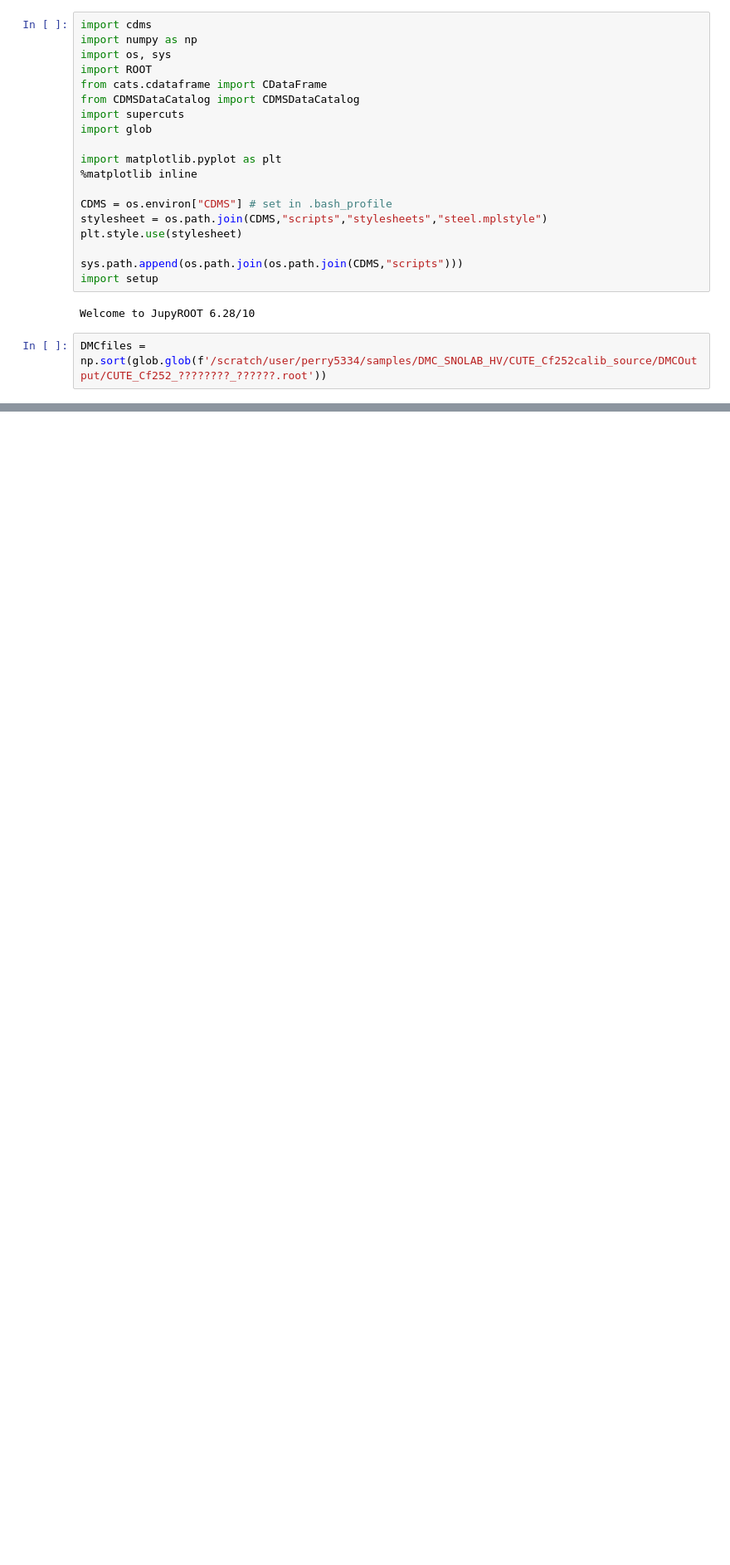
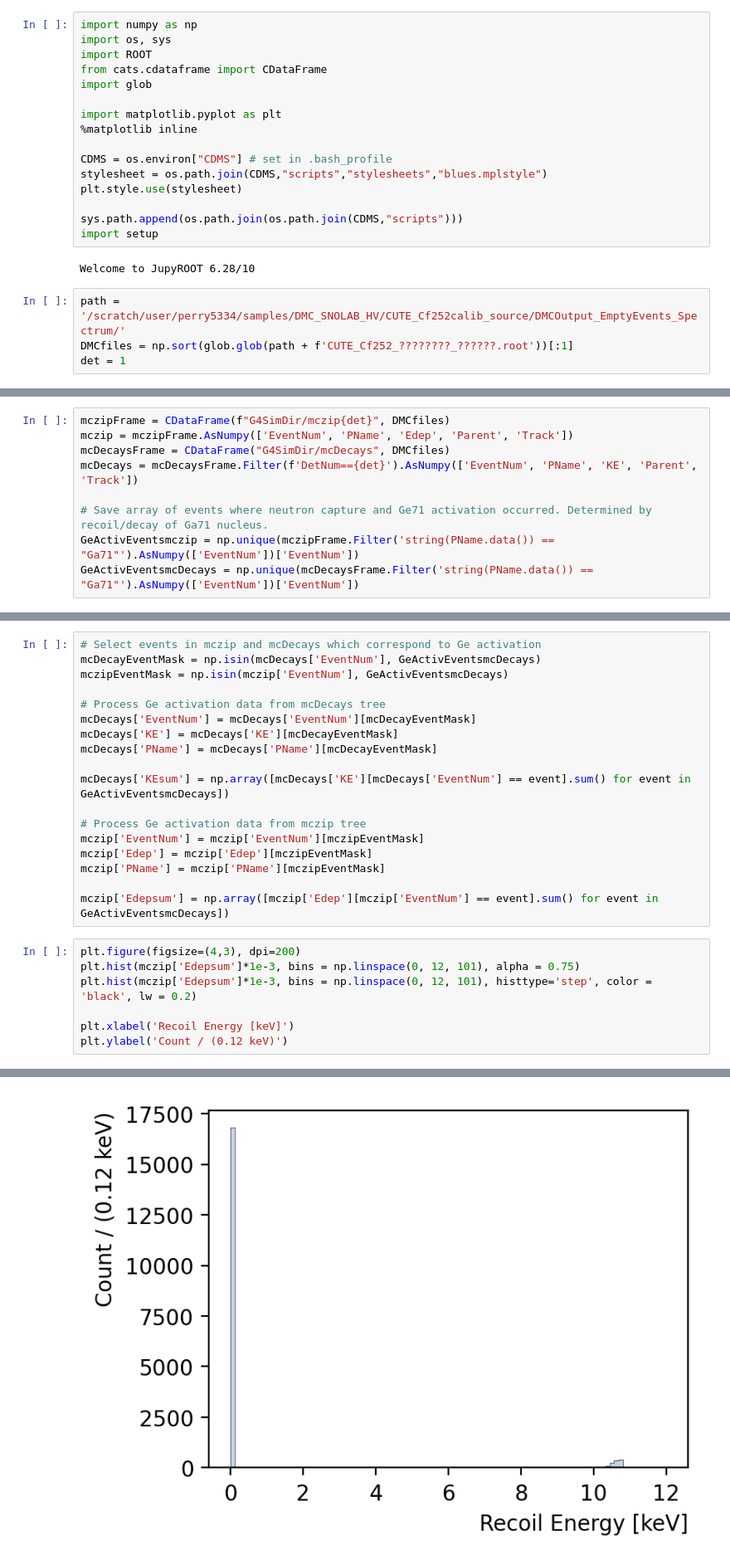
Before and after one commit to perry5334/CDMS, a Jupyter notebook: notebooks/CUTE/Ge71_Lines/Ge71_Activation_Lines_Sim.ipynb, the cells around one changed output, grey strips where cells are left out. Shown at 83% size. Drawn from its saved outputs; the diff is of its cells as text; blank space fills up the shorter version.

```diff
--- a/notebooks/CUTE/Ge71_Lines/Ge71_Activation_Lines_Sim.ipynb
+++ b/notebooks/CUTE/Ge71_Lines/Ge71_Activation_Lines_Sim.ipynb
@@ -1,18 +1,15 @@
 # %%
-import cdms
 import numpy as np
 import os, sys
 import ROOT
 from cats.cdataframe import CDataFrame
-from CDMSDataCatalog import CDMSDataCatalog
-import supercuts
 import glob
 
 import matplotlib.pyplot as plt
 %matplotlib inline
 
 CDMS = os.environ["CDMS"] # set in .bash_profile
-stylesheet = os.path.join(CDMS,"scripts","stylesheets","steel.mplstyle")
+stylesheet = os.path.join(CDMS,"scripts","stylesheets","blues.mplstyle")
 plt.style.use(stylesheet)
 
 sys.path.append(os.path.join(os.path.join(CDMS,"scripts")))
@@ -20,4 +17,6 @@ import setup
 # %% [output]
 Welcome to JupyROOT 6.28/10
 # %%
-DMCfiles = np.sort(glob.glob(f'/scratch/user/perry5334/samples/DMC_SNOLAB_HV/CUTE_Cf252calib_source/DMCOutput/CUTE_Cf252_????????_??????.root'))
+path = '/scratch/user/perry5334/samples/DMC_SNOLAB_HV/CUTE_Cf252calib_source/DMCOutput_EmptyEvents_Spectrum/'
+DMCfiles = np.sort(glob.glob(path + f'CUTE_Cf252_????????_??????.root'))[:1]
+det = 1
@@ -65,0 +43,9 @@ plt.hist(data['KE']*1e-3, bins=np.linspace(0, 11, 101))
+# %%
+mczipFrame = CDataFrame(f"G4SimDir/mczip{det}", DMCfiles)
+mczip = mczipFrame.AsNumpy(['EventNum', 'PName', 'Edep', 'Parent', 'Track'])
+mcDecaysFrame = CDataFrame("G4SimDir/mcDecays", DMCfiles)
+mcDecays = mcDecaysFrame.Filter(f'DetNum=={det}').AsNumpy(['EventNum', 'PName', 'KE', 'Parent', 'Track'])
+
+# Save array of events where neutron capture and Ge71 activation occurred. Determined by recoil/decay of Ga71 nucleus.
+GeActivEventsmczip = np.unique(mczipFrame.Filter('string(PName.data()) == "Ga71"').AsNumpy(['EventNum'])['EventNum'])
+GeActivEventsmcDecays = np.unique(mcDecaysFrame.Filter('string(PName.data()) == "Ga71"').AsNumpy(['EventNum'])['EventNum'])
@@ -65,0 +58,26 @@ plt.hist(data['KE']*1e-3, bins=np.linspace(0, 11, 101))
+# %%
+# Select events in mczip and mcDecays which correspond to Ge activation
+mcDecayEventMask = np.isin(mcDecays['EventNum'], GeActivEventsmcDecays)
+mczipEventMask = np.isin(mczip['EventNum'], GeActivEventsmcDecays)
+
+# Process Ge activation data from mcDecays tree
+mcDecays['EventNum'] = mcDecays['EventNum'][mcDecayEventMask]
+mcDecays['KE'] = mcDecays['KE'][mcDecayEventMask]
+mcDecays['PName'] = mcDecays['PName'][mcDecayEventMask]
+
+mcDecays['KEsum'] = np.array([mcDecays['KE'][mcDecays['EventNum'] == event].sum() for event in GeActivEventsmcDecays])
+
+# Process Ge activation data from mczip tree
+mczip['EventNum'] = mczip['EventNum'][mczipEventMask]
+mczip['Edep'] = mczip['Edep'][mczipEventMask]
+mczip['PName'] = mczip['PName'][mczipEventMask]
+
+mczip['Edepsum'] = np.array([mczip['Edep'][mczip['EventNum'] == event].sum() for event in GeActivEventsmcDecays])
+# %%
+plt.figure(figsize=(4,3), dpi=200)
+plt.hist(mczip['Edepsum']*1e-3, bins = np.linspace(0, 12, 101), alpha = 0.75)
+plt.hist(mczip['Edepsum']*1e-3, bins = np.linspace(0, 12, 101), histtype='step', color = 'black', lw = 0.2)
+
+plt.xlabel('Recoil Energy [keV]')
+plt.ylabel('Count / (0.12 keV)')
+# %% [output]
@@ -65,0 +85 @@ plt.hist(data['KE']*1e-3, bins=np.linspace(0, 11, 101))
+[figure, added]
```
Also changed, not shown: parts of 13 cells of this notebook, 5 other files.
